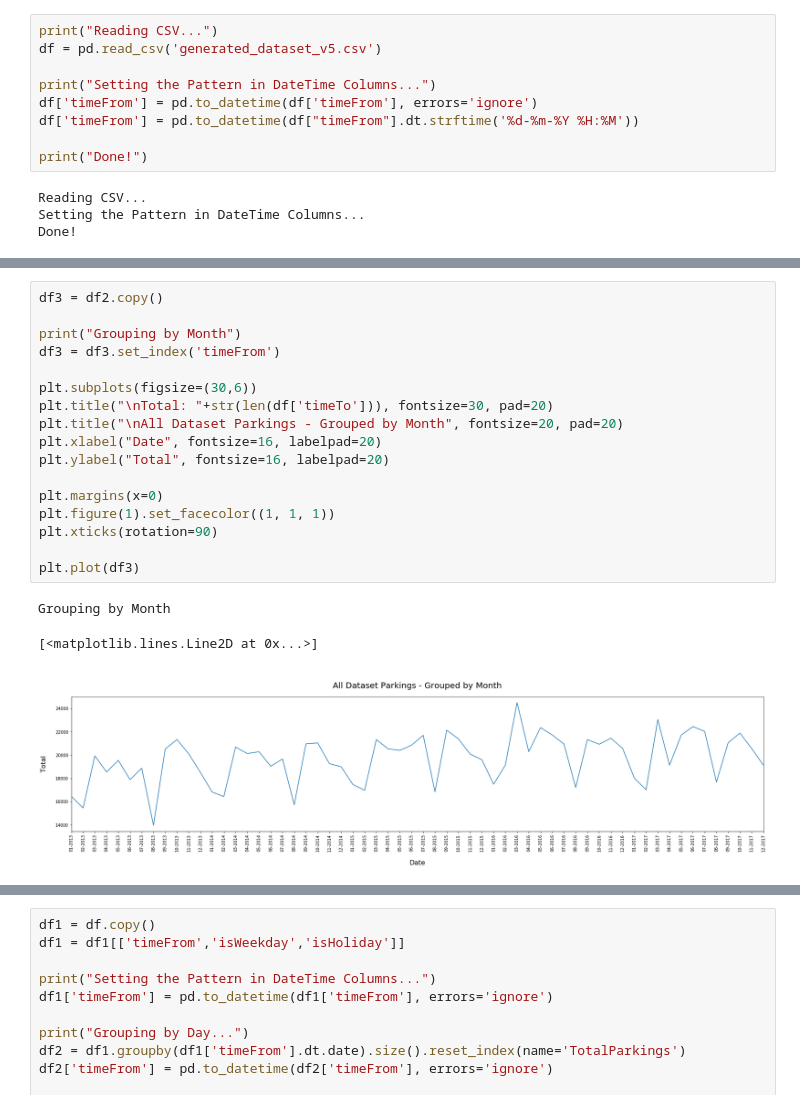
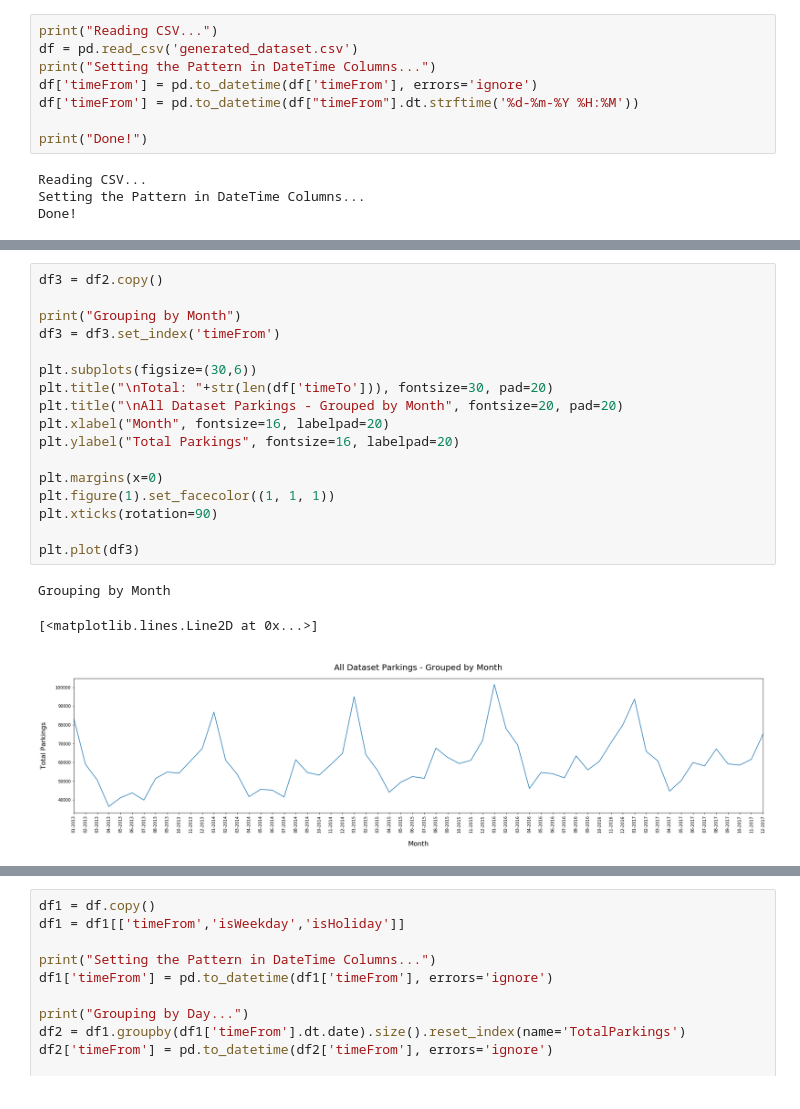
Before and after one commit to lrmendes/SmartParking-Data-Simulator, a Jupyter notebook: python/DataGenerator_v5.ipynb, the cells around one changed output, grey strips where cells are left out. Cells and saved outputs as stored; diff of their text form.

```diff
--- a/python/DataGenerator_v5.ipynb
+++ b/python/DataGenerator_v5.ipynb
@@ -566,8 +538,7 @@ Writing output file...
 Done!
 # %%
 print("Reading CSV...")
-df = pd.read_csv('generated_dataset_v5.csv')
-
+df = pd.read_csv('generated_dataset.csv')
 print("Setting the Pattern in DateTime Columns...")
 df['timeFrom'] = pd.to_datetime(df['timeFrom'], errors='ignore')
 df['timeFrom'] = pd.to_datetime(df["timeFrom"].dt.strftime('%d-%m-%Y %H:%M'))
@@ -692,24 +663,24 @@ Done!
 # %%
 df3 = df2.copy()
 
 print("Grouping by Month")
 df3 = df3.set_index('timeFrom')
 
 plt.subplots(figsize=(30,6))
 plt.title("\nTotal: "+str(len(df['timeTo'])), fontsize=30, pad=20)
 plt.title("\nAll Dataset Parkings - Grouped by Month", fontsize=20, pad=20)
-plt.xlabel("Date", fontsize=16, labelpad=20)
-plt.ylabel("Total", fontsize=16, labelpad=20)
+plt.xlabel("Month", fontsize=16, labelpad=20)
+plt.ylabel("Total Parkings", fontsize=16, labelpad=20)
 
 plt.margins(x=0)
 plt.figure(1).set_facecolor((1, 1, 1))
 plt.xticks(rotation=90)
 
 plt.plot(df3)
 # %% [output]
 Grouping by Month
 [<matplotlib.lines.Line2D at 0x...>]
-[figure, old version]
+[figure, new version]
 # %%
 df4 = df.copy()
 df4 = df4[['timeFrom','timeTo']]
```
Also changed, not shown: parts of 24 cells of this notebook, 8 other files.
